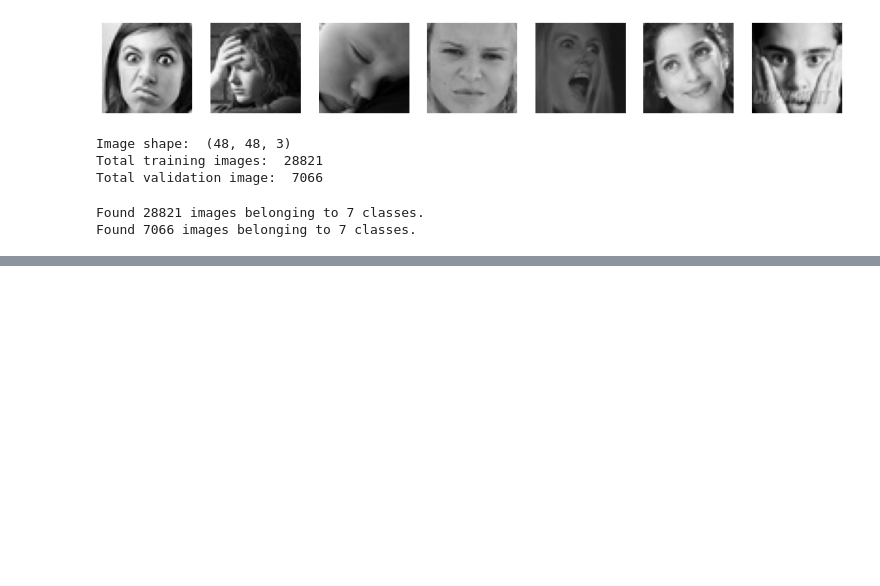
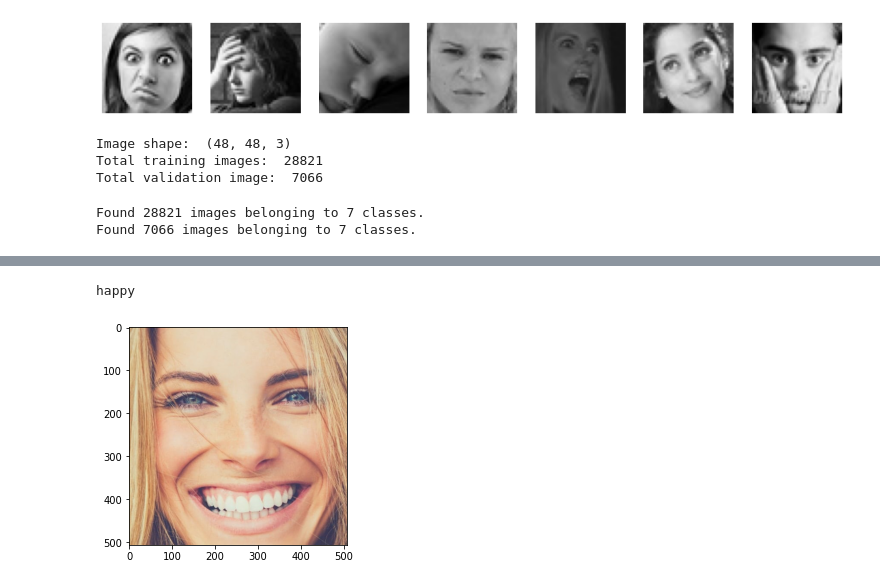
Before and after one commit to CaptaiN785/Face-expression-recognition, a Jupyter notebook: facial_expression.ipynb, the cells around one changed output, grey strips where cells are left out. Cells and saved outputs as stored; diff of their text form; code cells hidden in the pictures; blank space fills up the shorter version.

```diff
--- a/facial_expression.ipynb
+++ b/facial_expression.ipynb
@@ -153,0 +185,5 @@ Epoch 50/50
+# %%
+predict('happy_face.jpg')
+# %% [output]
+happy
+[figure, added]
```
Also changed, not shown: parts of 10 cells of this notebook, 4 other files.
